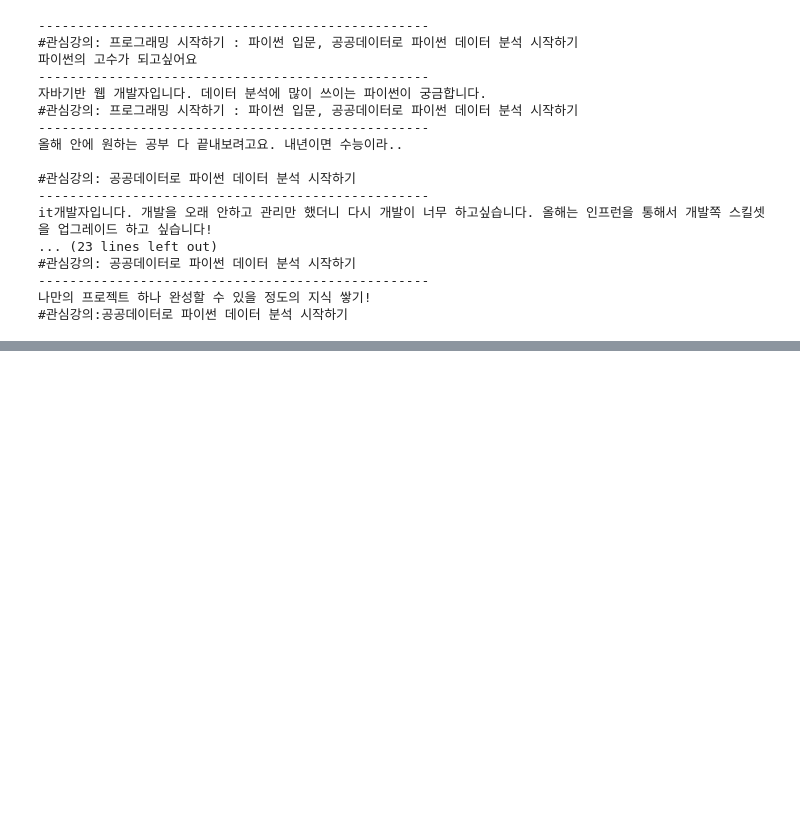
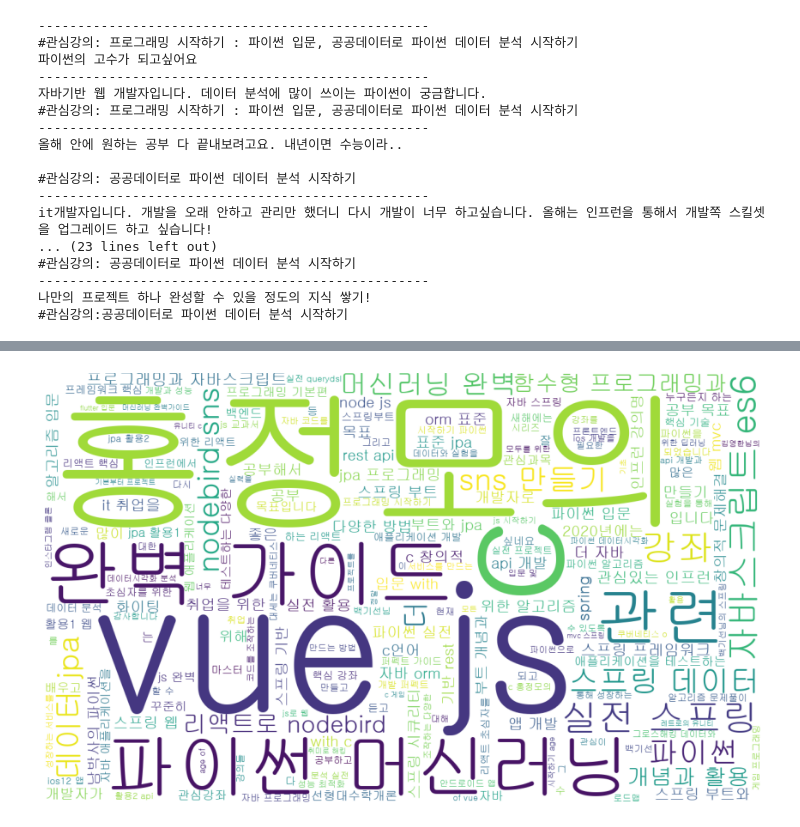
Before and after one commit to jang3463/TextMining, a Jupyter notebook: 텍스트분석(댓글분석).ipynb, the cells around one changed output, grey strips where cells are left out. Saved outputs shown, nothing was run; the diff lists cells and outputs as text; code cells hidden in the pictures; blank space fills up the shorter version.

```diff
--- a/텍스트분석(댓글분석).ipynb
+++ b/텍스트분석(댓글분석).ipynb
@@ -437,0 +679,6 @@ it개발자입니다. 개발을 오래 안하고 관리만 했더니 다시 개
+# %%
+n_clusters=30
+cls = MiniBatchKMeans(n_clusters=n_clusters, random_state=42)
+cls.fit(feature_vector)
+predict = cls.predict(feature_vector)
+df['bcluster'] = predict
@@ -437,0 +723,19 @@ it개발자입니다. 개발을 오래 안하고 관리만 했더니 다시 개
+# %%
+stopwords = ['관심강의','관심 강의','관심','강의','강의를','올해',
+            '올해는','열심히','공부를','합니다','하고','싶어요',
+            '있는','있습니다','싶습니다','2020년','꼭',"따라하며",'배우는']
+# %%
+def displayWordCloud(data = None, backgroundcolor ='white',width=1280,height=768):
+    wordcloud = WordCloud(font_path='C:\Windows\Fonts\gulim',
+                         stopwords=stopwords,
+                         background_color=backgroundcolor,
+                         width=width,height=height).generate(data)
+    plt.figure(figsize=(15,10))
+    plt.imshow(wordcloud)
+    plt.axis('off')
+    plt.show()
+# %%
+course_text = ' '.join(df['course'])
+displayWordCloud(course_text)
+# %% [output]
+[figure, added]
```
Also changed, not shown: parts of 32 cells of this notebook.
